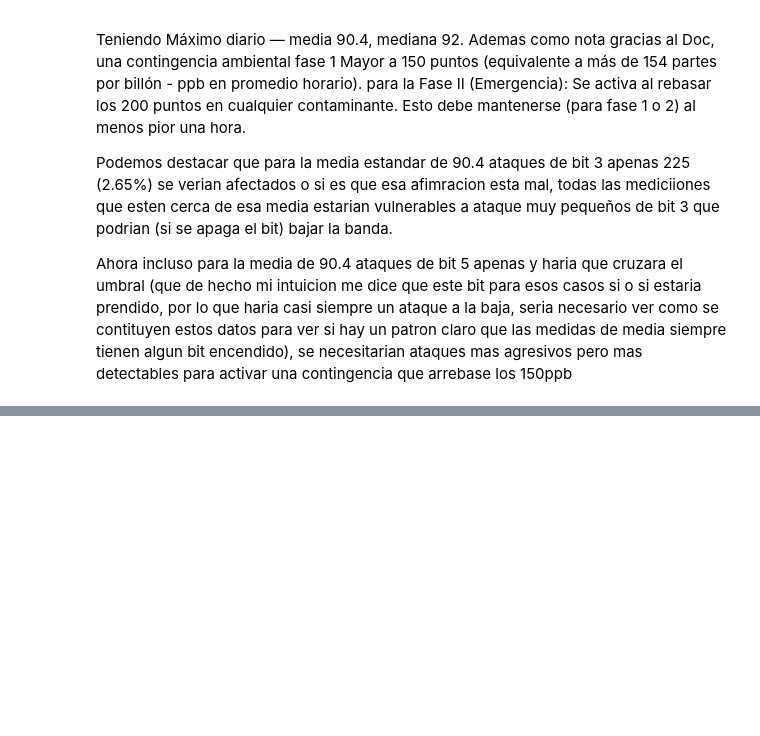
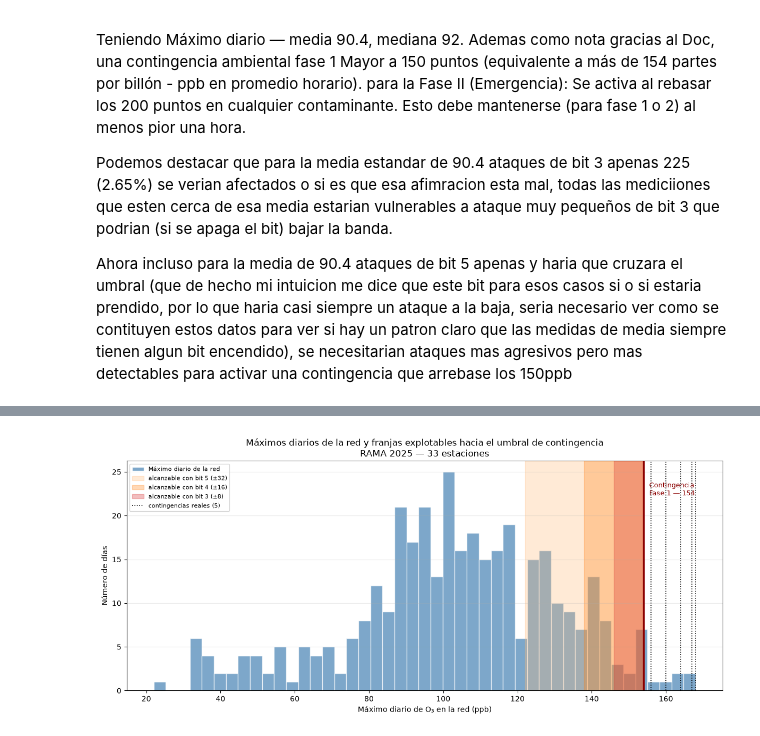
Before and after one commit to JoseLili/lorawan11-rama-detection, a Jupyter notebook: notebooks/08_proximidad_umbrales.ipynb, the cells around one changed output, grey strips where cells are left out. Saved outputs shown, nothing was run; the diff lists cells and outputs as text; code cells hidden in the pictures; blank space fills up the shorter version.

```diff
--- a/notebooks/08_proximidad_umbrales.ipynb
+++ b/notebooks/08_proximidad_umbrales.ipynb
@@ -121,0 +327,34 @@ TypeError: unsupported operand type(s) for >>: 'Series' and 'int'
+# %%
+fig, ax = plt.subplots(figsize=(12, 5.5))
+
+# Distribución de máximos diarios de la RED
+ax.hist(m, bins=45, color='steelblue', alpha=0.7, edgecolor='white',
+        label='Máximo diario de la red')
+
+# Franjas alcanzables por cada bit hacia 154
+colores = {3: '#d62728', 4: '#ff7f0e', 5: '#ffbb78'}
+for bit in [5, 4, 3]:                      # de mayor a menor para superponer
+    d = 2 ** bit
+    ax.axvspan(TAU_CONT - d, TAU_CONT, alpha=0.30, color=colores[bit],
+               label=f'alcanzable con bit {bit} (±{d})')
+
+ax.axvline(TAU_CONT, c='darkred', lw=2.5)
+ax.text(TAU_CONT + 1.5, ax.get_ylim()[1]*0.85,
+        'Contingencia\nFase 1 — 154', fontsize=9, c='darkred')
+
+# Contingencias reales
+for dia in dias[es_cont]:
+    ax.axvline(max_diario[dia], c='black', lw=1.2, ls=':')
+ax.plot([], [], c='black', lw=1.2, ls=':', label='contingencias reales (5)')
+
+ax.set_xlabel('Máximo diario de O₃ en la red (ppb)')
+ax.set_ylabel('Número de días')
+ax.set_title('Máximos diarios de la red y franjas explotables hacia el umbral de contingencia\nRAMA 2025 — 33 estaciones')
+ax.legend(fontsize=8)
+ax.grid(alpha=0.25, axis='y')
+
+plt.tight_layout()
+plt.savefig('../docs/img/franjas_contingencia.png', dpi=150)
+plt.show()
+# %% [output]
+[figure, added]
```
Also changed, not shown: parts of 8 cells of this notebook.
